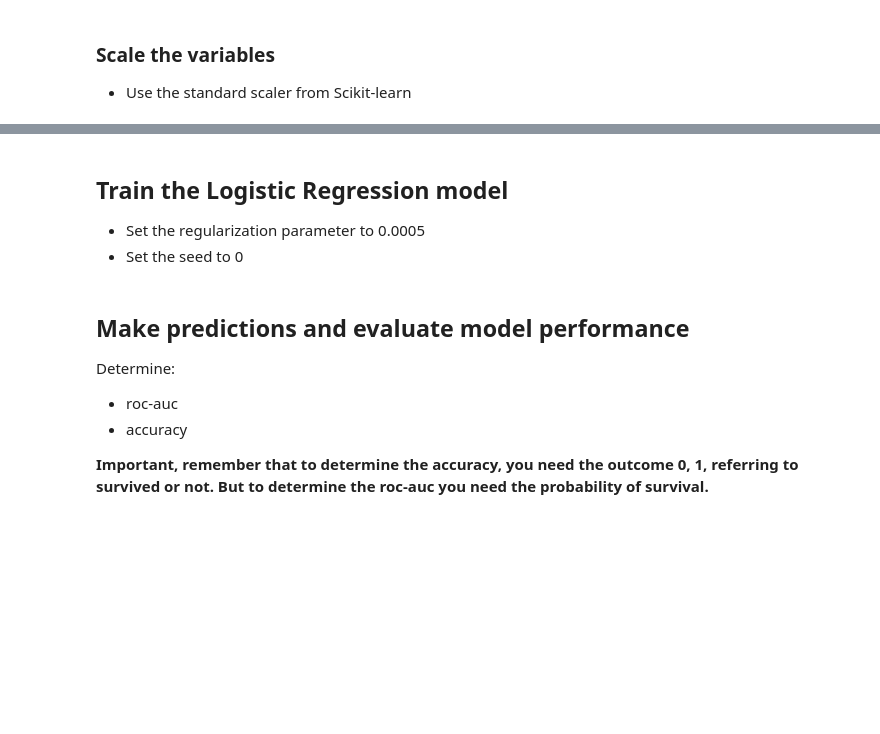
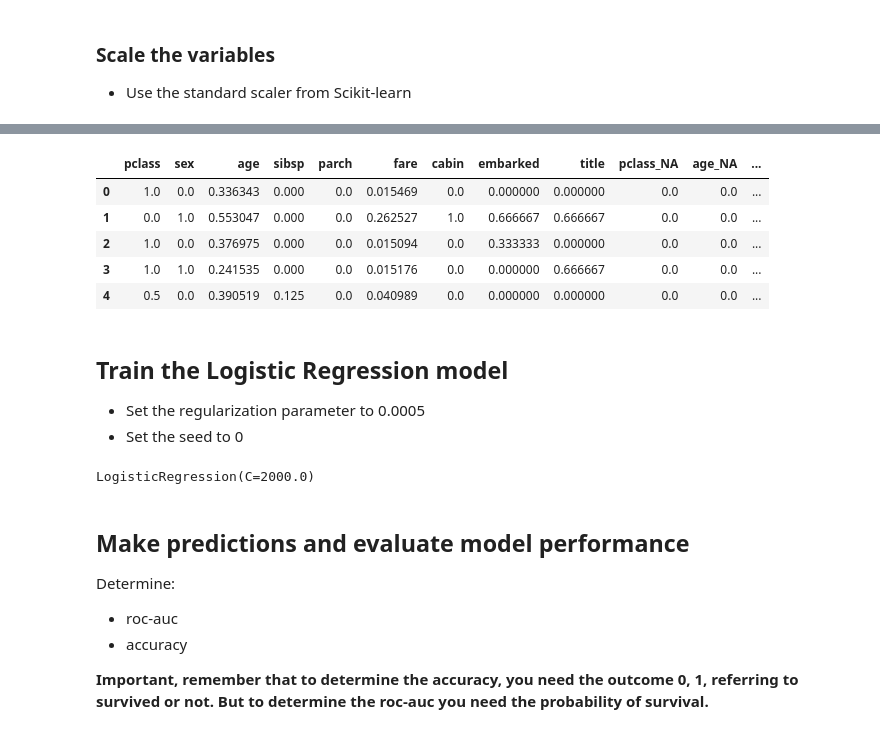
Before and after one commit to anupriyadhiman/MLops, a Jupyter notebook: Session_3_ML_Pipeline/titanic-assignment/01-predicting-survival-titanic-assignement.ipynb, the cells around one changed output, grey strips where cells are left out. Saved outputs shown, nothing was run; the diff lists cells and outputs as text; code cells hidden in the pictures; blank space fills up the shorter version.

```diff
--- a/Session_3_ML_Pipeline/titanic-assignment/01-predicting-survival-titanic-assignement.ipynb
+++ b/Session_3_ML_Pipeline/titanic-assignment/01-predicting-survival-titanic-assignement.ipynb
@@ -267,8 +329,22 @@ for var in vars_cat:
+# %%
+X_train.head()
+# %% [output]
+|  | pclass | sex | age | sibsp | parch | fare | cabin | embarked | title | pclass_NA | age_NA | ... |
+| 0 | 1.0 | 0.0 | 0.336343 | 0.000 | 0.0 | 0.015469 | 0.0 | 0.000000 | 0.000000 | 0.0 | 0.0 | ... |
+| 1 | 0.0 | 1.0 | 0.553047 | 0.000 | 0.0 | 0.262527 | 1.0 | 0.666667 | 0.666667 | 0.0 | 0.0 | ... |
+| 2 | 1.0 | 0.0 | 0.376975 | 0.000 | 0.0 | 0.015094 | 0.0 | 0.333333 | 0.000000 | 0.0 | 0.0 | ... |
+| 3 | 1.0 | 1.0 | 0.241535 | 0.000 | 0.0 | 0.015176 | 0.0 | 0.000000 | 0.666667 | 0.0 | 0.0 | ... |
+| 4 | 0.5 | 0.0 | 0.390519 | 0.125 | 0.0 | 0.040989 | 0.0 | 0.000000 | 0.000000 | 0.0 | 0.0 | ... |
 # %% [markdown]
 ## Train the Logistic Regression model
 
 - Set the regularization parameter to 0.0005
 - Set the seed to 0
+# %%
+logit = LogisticRegression(penalty='l2', C=1/0.0005)
+logit.fit(X_train, y_train)
+# %% [output]
+LogisticRegression(C=2000.0)
 # %% [markdown]
 ## Make predictions and evaluate model performance
 
```
Also changed, not shown: parts of 9 cells of this notebook, 2 other files.
